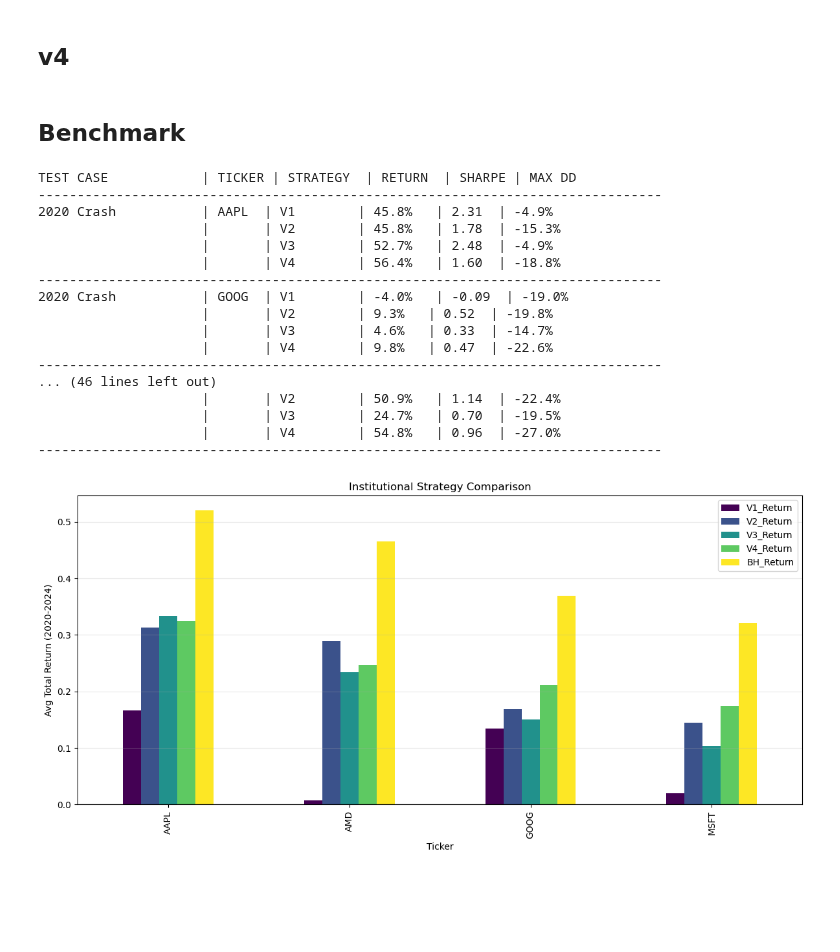
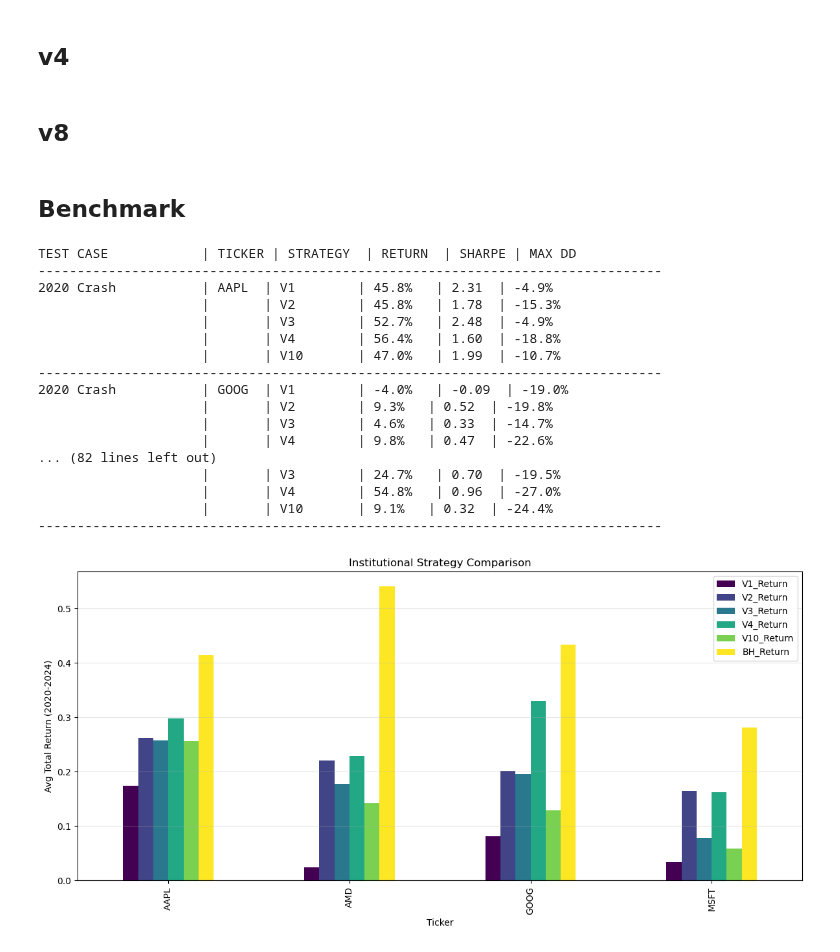
Before and after one commit to gitmichaelqiu/TradingStrategy, a Jupyter notebook: AdaptiveRegimeStrategy.ipynb, the cells around one changed output. Saved outputs shown, nothing was run; the diff lists cells and outputs as text; code cells hidden in the pictures; blank space fills up the shorter version.

```diff
--- a/AdaptiveRegimeStrategy.ipynb
+++ b/AdaptiveRegimeStrategy.ipynb
@@ -593,3 +593,5 @@ class StrategyV4_Meta(BaseStrategy):
             print(f"Error in V7 {self.ticker}: {e}")
 
         self.data = df
+# %% [markdown]
+## v8
@@ -599,6 +728,7 @@ class StrategyV4_Meta(BaseStrategy):
 def run_benchmark():
     test_cases = [
         ("2020 Crash", "2020-01-01", "2020-12-31"),
+        ("2025 Recent", "2025-01-01", "2025-12-20"),
         ("2022 Bear Market", "2022-01-01", "2022-12-31"),
         ("2023-24 Bull Run", "2023-01-01", "2024-12-30")
     ]
@@ -615,6 +745,7 @@ def run_benchmark():
                 "V2": StrategyV2_Advanced(ticker, start, end),
                 "V3": StrategyV3_Macro(ticker, start, end),
                 "V4": StrategyV4_Meta(ticker, start, end),
+                "V10": StrategyV10_KalmanState(ticker, start, end),
             }
 
             row_res = {'Scenario': case_name, 'Ticker': ticker}
@@ -634,35 +765,35 @@ def run_benchmark():
             results_table.append(row_res)
             print("-" * 80)
 
     # Visualization
     df_res = pd.DataFrame(results_table)
-    summary = df_res.groupby('Ticker')[['V1_Return', 'V2_Return', 'V3_Return', 'V4_Return', 'BH_Return']].mean()
+    summary = df_res.groupby('Ticker')[['V1_Return', 'V2_Return', 'V3_Return', 'V4_Return', 'V10_Return', 'BH_Return']].mean()
     summary.plot(kind='bar', figsize=(12, 6), colormap='viridis')
     plt.title("Institutional Strategy Comparison")
     plt.ylabel("Avg Total Return (2020-2024)")
     plt.axhline(0, color='black', linewidth=0.8)
     plt.grid(axis='y', alpha=0.3)
     plt.tight_layout()
     plt.show()
 
 if __name__ == "__main__":
     run_benchmark()
 # %% [output]
 TEST CASE            | TICKER | STRATEGY  | RETURN  | SHARPE | MAX DD
 --------------------------------------------------------------------------------
 2020 Crash           | AAPL  | V1        | 45.8%   | 2.31  | -4.9%
                      |       | V2        | 45.8%   | 1.78  | -15.3%
                      |       | V3        | 52.7%   | 2.48  | -4.9%
                      |       | V4        | 56.4%   | 1.60  | -18.8%
+                     |       | V10       | 47.0%   | 1.99  | -10.7%
 --------------------------------------------------------------------------------
 2020 Crash           | GOOG  | V1        | -4.0%   | -0.09  | -19.0%
                      |       | V2        | 9.3%   | 0.52  | -19.8%
                      |       | V3        | 4.6%   | 0.33  | -14.7%
                      |       | V4        | 9.8%   | 0.47  | -22.6%
---------------------------------------------------------------------------------
-... (46 lines left out)
-                     |       | V2        | 50.9%   | 1.14  | -22.4%
+... (82 lines left out)
                      |       | V3        | 24.7%   | 0.70  | -19.5%
                      |       | V4        | 54.8%   | 0.96  | -27.0%
+                     |       | V10       | 9.1%   | 0.32  | -24.4%
 --------------------------------------------------------------------------------
-[figure, old version]
+[figure, new version]
```
Also changed, not shown: parts of 1 cell of this notebook.
